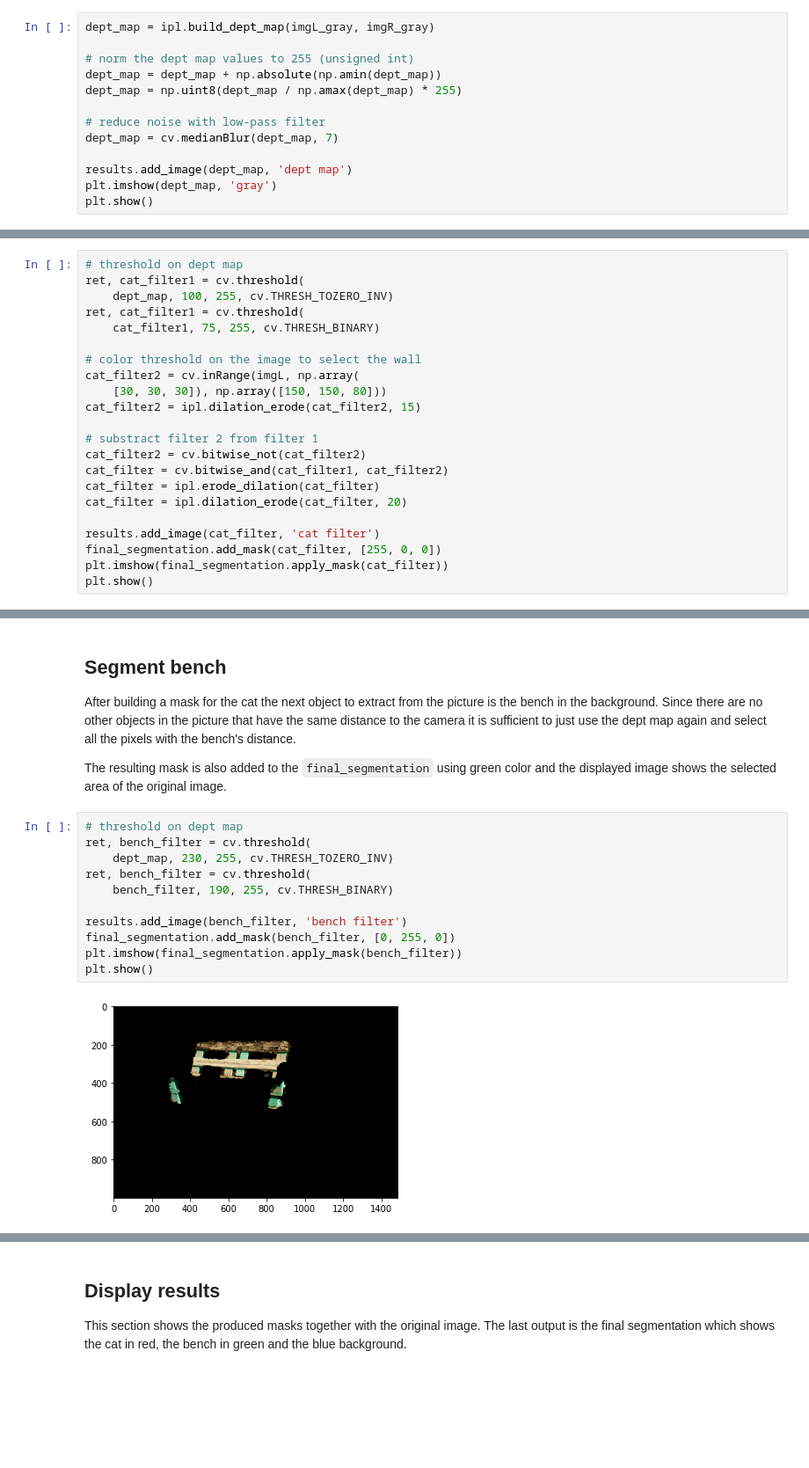
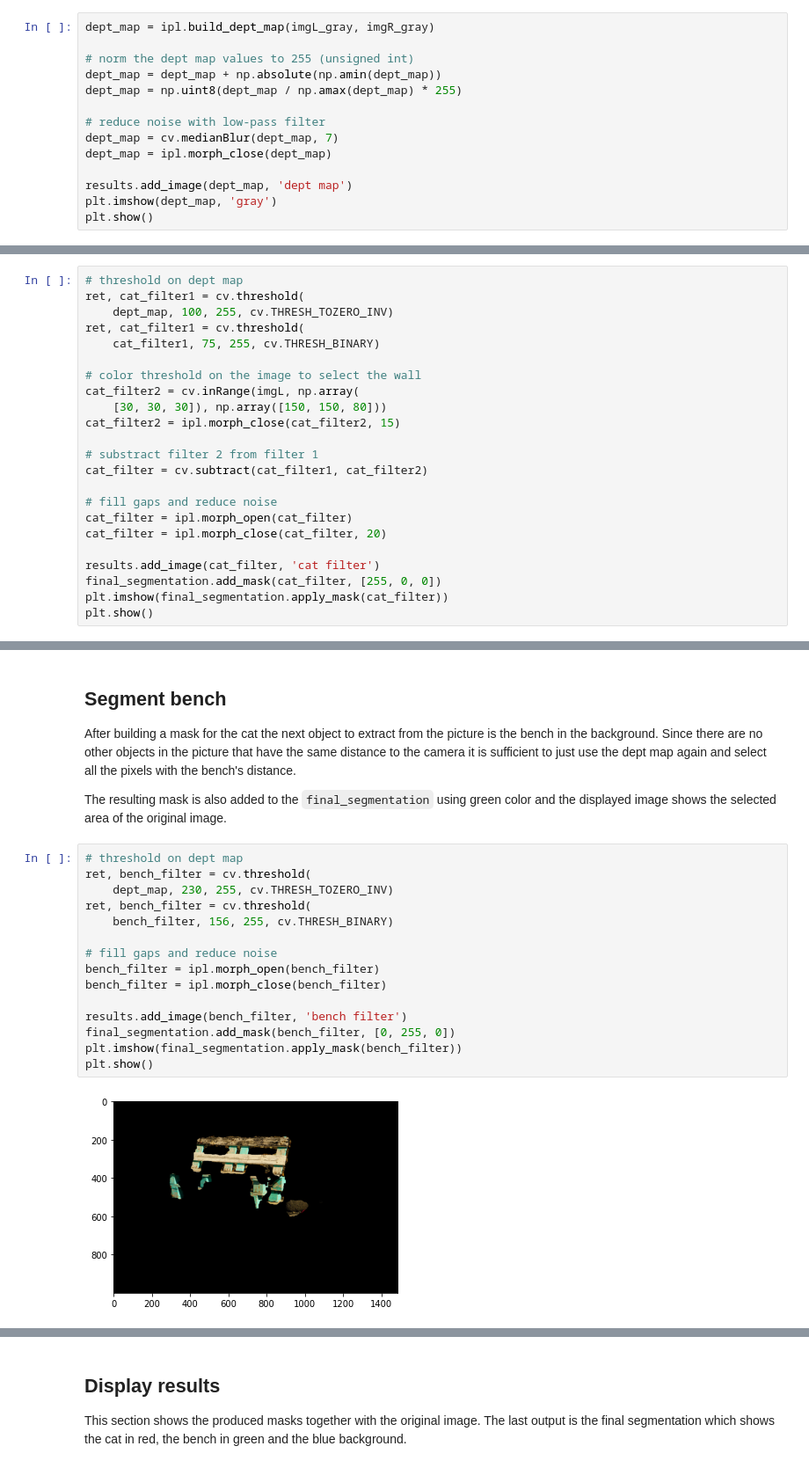
Before and after one commit to festplatte/udb-image-processing, a Jupyter notebook: assignment/final-assignment.ipynb, the cells around one changed output, grey strips where cells are left out. Shown at 88% size. Cells and saved outputs as stored; diff of their text form; blank space fills up the shorter version.

```diff
--- a/assignment/final-assignment.ipynb
+++ b/assignment/final-assignment.ipynb
@@ -56,6 +56,7 @@ dept_map = np.uint8(dept_map / np.amax(dept_map) * 255)
 
 # reduce noise with low-pass filter
 dept_map = cv.medianBlur(dept_map, 7)
+dept_map = ipl.morph_close(dept_map)
 
 results.add_image(dept_map, 'dept map')
 plt.imshow(dept_map, 'gray')
@@ -86,13 +87,14 @@ ret, cat_filter1 = cv.threshold(
 # color threshold on the image to select the wall
 cat_filter2 = cv.inRange(imgL, np.array(
     [30, 30, 30]), np.array([150, 150, 80]))
-cat_filter2 = ipl.dilation_erode(cat_filter2, 15)
+cat_filter2 = ipl.morph_close(cat_filter2, 15)
 
 # substract filter 2 from filter 1
-cat_filter2 = cv.bitwise_not(cat_filter2)
-cat_filter = cv.bitwise_and(cat_filter1, cat_filter2)
-cat_filter = ipl.erode_dilation(cat_filter)
-cat_filter = ipl.dilation_erode(cat_filter, 20)
+cat_filter = cv.subtract(cat_filter1, cat_filter2)
+
+# fill gaps and reduce noise
+cat_filter = ipl.morph_open(cat_filter)
+cat_filter = ipl.morph_close(cat_filter, 20)
 
 results.add_image(cat_filter, 'cat filter')
 final_segmentation.add_mask(cat_filter, [255, 0, 0])
@@ -109,13 +111,17 @@ The resulting mask is also added to the `final_segmentation` using green color a
 # %%
 # threshold on dept map
 ret, bench_filter = cv.threshold(
     dept_map, 230, 255, cv.THRESH_TOZERO_INV)
 ret, bench_filter = cv.threshold(
-    bench_filter, 190, 255, cv.THRESH_BINARY)
+    bench_filter, 156, 255, cv.THRESH_BINARY)
+
+# fill gaps and reduce noise
+bench_filter = ipl.morph_open(bench_filter)
+bench_filter = ipl.morph_close(bench_filter)
 
 results.add_image(bench_filter, 'bench filter')
 final_segmentation.add_mask(bench_filter, [0, 255, 0])
 plt.imshow(final_segmentation.apply_mask(bench_filter))
 plt.show()
 # %% [output]
-[figure, old version]
+[figure, new version]
```
Also changed, not shown: parts of 6 cells of this notebook, 3 other files.
